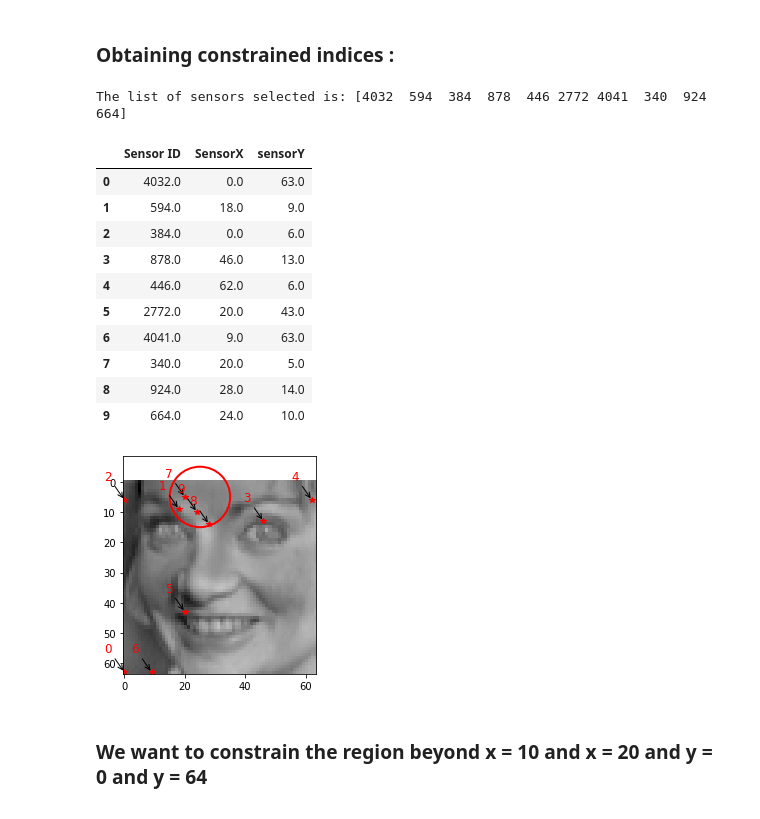
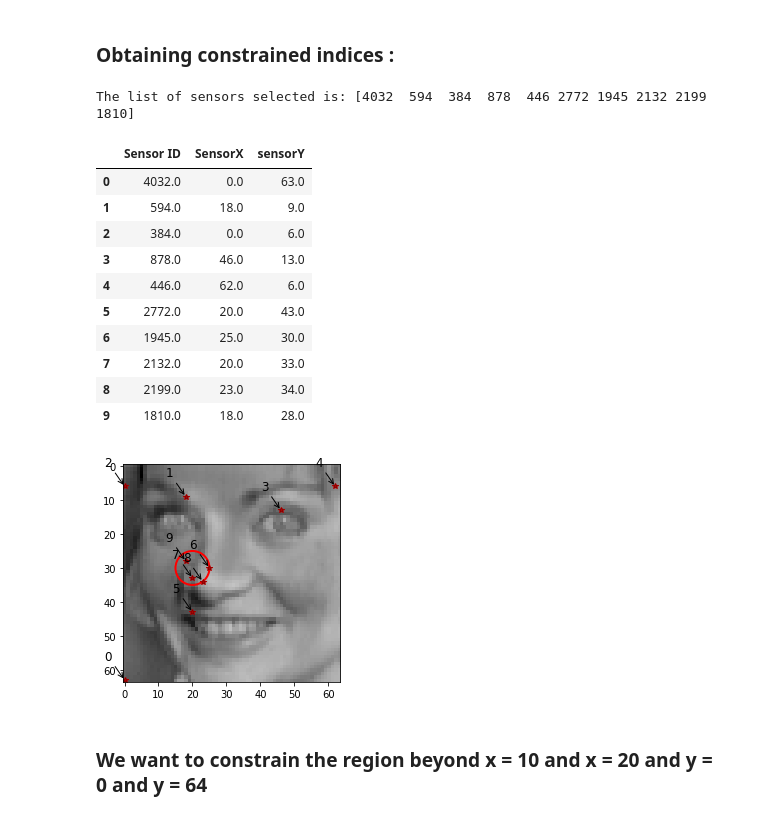
Before and after one commit to dynamicslab/pysensors, a Jupyter notebook: examples/functional_constraints_class.ipynb, the cells around one changed output. Drawn from its saved outputs; the diff is of its cells as text; code cells hidden in the pictures.

```diff
--- a/examples/functional_constraints_class.ipynb
+++ b/examples/functional_constraints_class.ipynb
@@ -47,3 +47,11 @@ plot_gallery("First few centered faces", X[:n_components])
 X_train, X_test = X[:300], X[300:]
 # %% [markdown]
 ### Unconstrained sensor placaement:
+# %%
+n_sensors = min(n_features,300)
+n_modes = n_sensors
+basis_unconst = ps.basis.SVD(n_basis_modes = n_modes)
+optimizer_unconst_full = ps.optimizers.QR()
+model_unconst_full = ps.SSPOR(basis = basis_unconst, optimizer = optimizer_unconst_full, n_sensors = n_sensors)
+model_unconst_full.fit(X_train)
+all_sensors_unconst_full = model_unconst_full.get_all_sensors()
@@ -99,6 +142,6 @@ for ind,i in enumerate(range(len(xTopUnc))):
 
 Suppose the user wants to constrain a circular aea centered at x = 20, y = 30 with a radius (r = 5)
 # %%
-circle = ps.utils._constraints.Circle(center_x = 25, center_y = 5, radius = 10, loc = 'in', data = X_train) #Plotting the constrained circle
+circle = ps.utils._constraints.Circle(center_x = 20, center_y = 30, radius = 5, loc = 'in', data = X_train) #Plotting the constrained circle
 circle.draw_constraint() ###Plotting just the constraint
 # %% [output]
@@ -142,7 +195,7 @@ yTopConst = np.floor(top_sensors_exact/np.sqrt(n_features))
 
 print('The list of sensors selected is: {}'.format(top_sensors_exact))
 # %% [output]
-The list of sensors selected is: [4032  594  384  878  446 2772 4041  340  924  664]
+The list of sensors selected is: [4032  594  384  878  446 2772 1945 2132 2199 1810]
 # %%
 data_sens_circle = circle.sensors_dataframe(sensors = top_sensors_exact)
 data_sens_circle
@@ -154,16 +207,16 @@ data_sens_circle
 | 3 | 878.0 | 46.0 | 13.0 |
 | 4 | 446.0 | 62.0 | 6.0 |
 | 5 | 2772.0 | 20.0 | 43.0 |
-| 6 | 4041.0 | 9.0 | 63.0 |
-| 7 | 340.0 | 20.0 | 5.0 |
-| 8 | 924.0 | 28.0 | 14.0 |
-| 9 | 664.0 | 24.0 | 10.0 |
+| 6 | 1945.0 | 25.0 | 30.0 |
+| 7 | 2132.0 | 20.0 | 33.0 |
+| 8 | 2199.0 | 23.0 | 34.0 |
+| 9 | 1810.0 | 18.0 | 28.0 |
 # %%
 circle.plot_constraint_on_data(plot_type='image')
 circle.plot_selected_sensors(sensors = top_sensors_exact)
-circle.annotate_sensors(sensors = top_sensors_exact)
+circle.annotate_sensors(sensors = top_sensors_exact, color = 'black')
 # %% [output]
-[figure, old version]
+[figure, new version]
 # %% [markdown]
 ### We want to constrain the region beyond x = 10 and x = 20 and y = 0 and y = 64
 # %%
```
Also changed, not shown: parts of 31 cells of this notebook, 4 other files.
